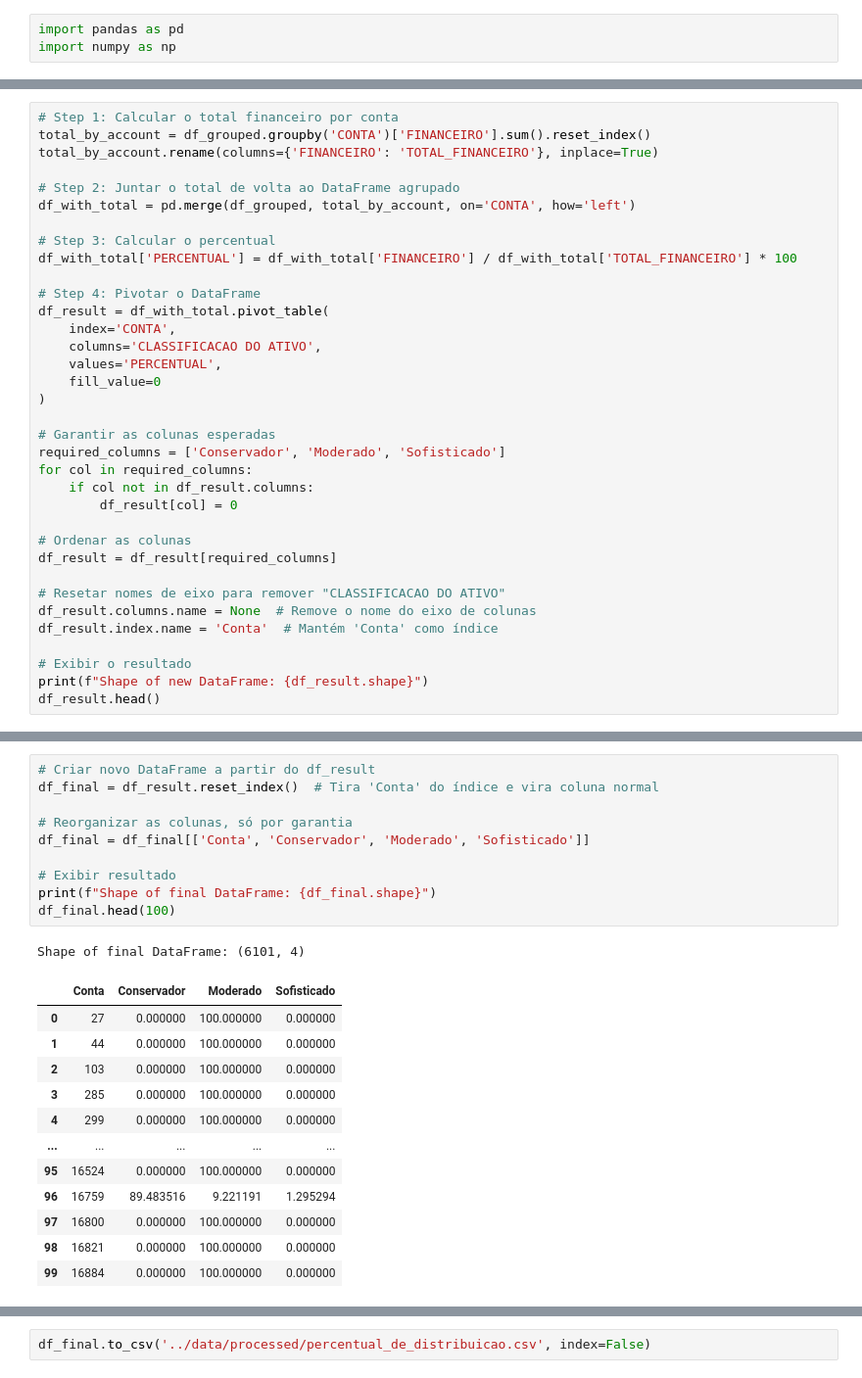
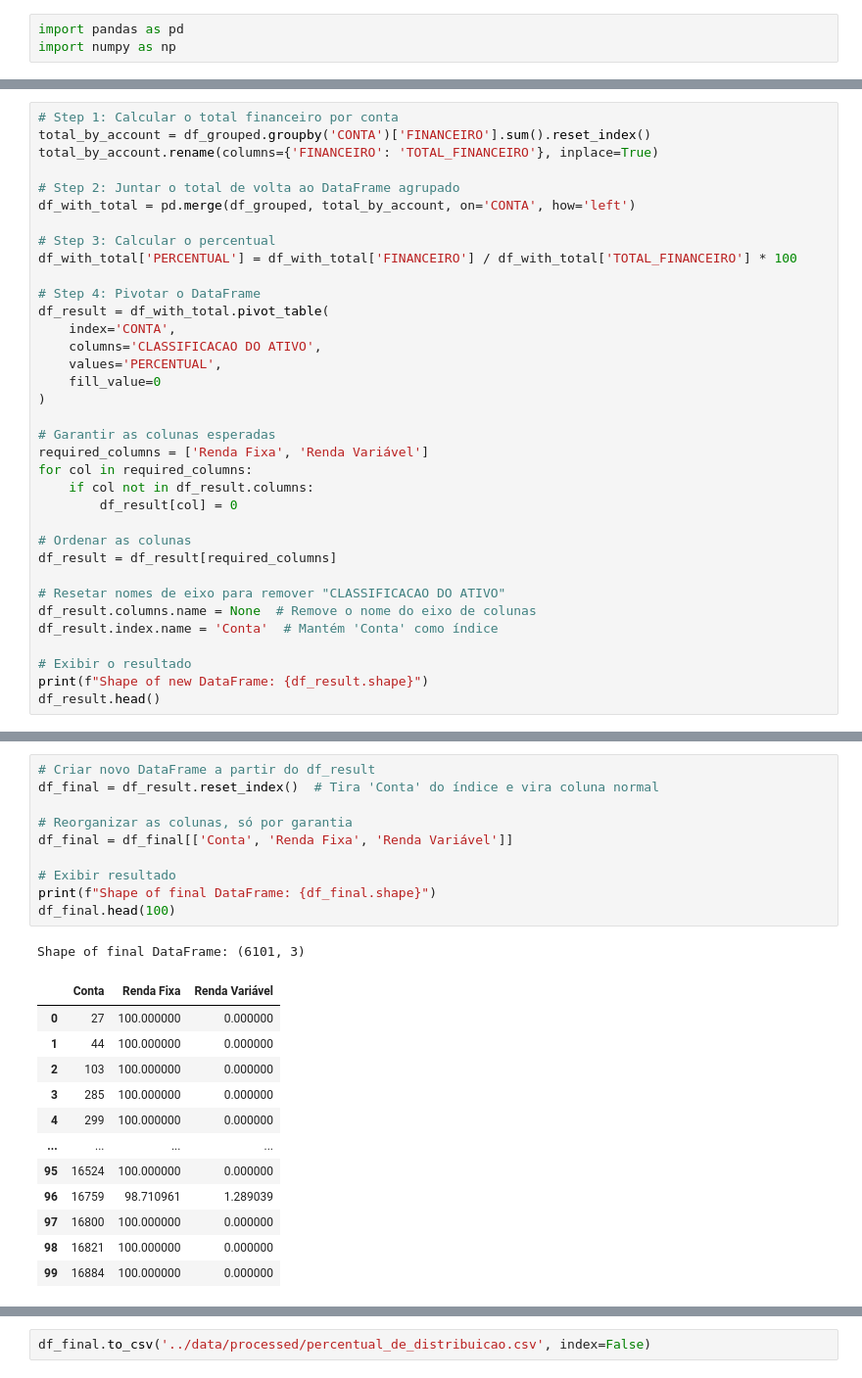
Before and after one commit to balb-0/DIANA, a Jupyter notebook: src/datasets/notebooks/3.preparacao_dos_dados.ipynb, the cells around one changed output, grey strips where cells are left out. Shown at 98% size. Saved outputs shown, nothing was run; the diff lists cells and outputs as text.

```diff
--- a/src/datasets/notebooks/3.preparacao_dos_dados.ipynb
+++ b/src/datasets/notebooks/3.preparacao_dos_dados.ipynb
@@ -75,7 +75,7 @@ df_result = df_with_total.pivot_table(
 )
 
 # Garantir as colunas esperadas
-required_columns = ['Conservador', 'Moderado', 'Sofisticado']
+required_columns = ['Renda Fixa', 'Renda Variável']
 for col in required_columns:
     if col not in df_result.columns:
         df_result[col] = 0
@@ -102,24 +102,24 @@ Shape of new DataFrame: (6101, 3)
 # %%
 # Criar novo DataFrame a partir do df_result
 df_final = df_result.reset_index()  # Tira 'Conta' do índice e vira coluna normal
 
 # Reorganizar as colunas, só por garantia
-df_final = df_final[['Conta', 'Conservador', 'Moderado', 'Sofisticado']]
+df_final = df_final[['Conta', 'Renda Fixa', 'Renda Variável']]
 
 # Exibir resultado
 print(f"Shape of final DataFrame: {df_final.shape}")
 df_final.head(100)
 # %% [output]
-Shape of final DataFrame: (6101, 4)
+Shape of final DataFrame: (6101, 3)
-|  | Conta | Conservador | Moderado | Sofisticado |
-| 0 | 27 | 0.000000 | 100.000000 | 0.000000 |
-| 1 | 44 | 0.000000 | 100.000000 | 0.000000 |
-| 2 | 103 | 0.000000 | 100.000000 | 0.000000 |
-| 3 | 285 | 0.000000 | 100.000000 | 0.000000 |
-| 4 | 299 | 0.000000 | 100.000000 | 0.000000 |
-| ... | ... | ... | ... | ... |
-| 95 | 16524 | 0.000000 | 100.000000 | 0.000000 |
-| 96 | 16759 | 89.483516 | 9.221191 | 1.295294 |
-| 97 | 16800 | 0.000000 | 100.000000 | 0.000000 |
-| 98 | 16821 | 0.000000 | 100.000000 | 0.000000 |
-| 99 | 16884 | 0.000000 | 100.000000 | 0.000000 |
+|  | Conta | Renda Fixa | Renda Variável |
+| 0 | 27 | 100.000000 | 0.000000 |
+| 1 | 44 | 100.000000 | 0.000000 |
+| 2 | 103 | 100.000000 | 0.000000 |
+| 3 | 285 | 100.000000 | 0.000000 |
+| 4 | 299 | 100.000000 | 0.000000 |
+| ... | ... | ... | ... |
+| 95 | 16524 | 100.000000 | 0.000000 |
+| 96 | 16759 | 98.710961 | 1.289039 |
+| 97 | 16800 | 100.000000 | 0.000000 |
+| 98 | 16821 | 100.000000 | 0.000000 |
+| 99 | 16884 | 100.000000 | 0.000000 |
```
Also changed, not shown: parts of 7 cells of this notebook, 5 other files.
